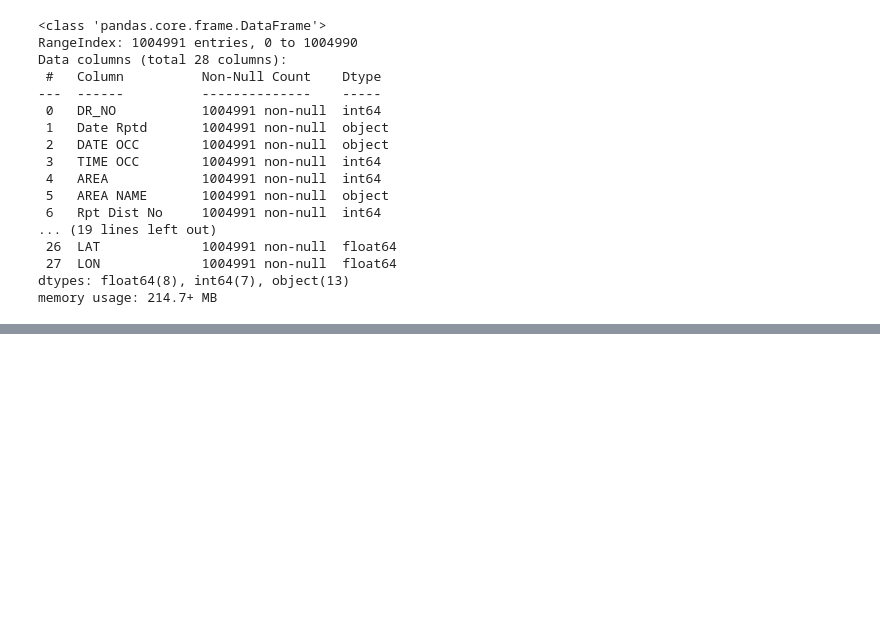
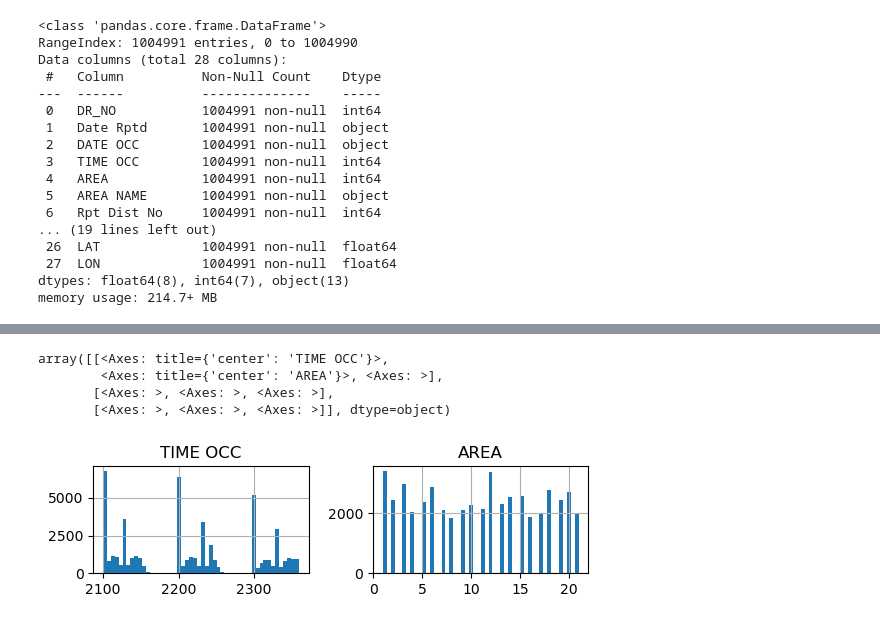
Before and after one commit to DanosAJ4/IA-340-2-Fall25, a Jupyter notebook: lab2.ipynb, the cells around one changed output, grey strips where cells are left out. Saved outputs shown, nothing was run; the diff lists cells and outputs as text; code cells hidden in the pictures; blank space fills up the shorter version.

```diff
--- a/lab2.ipynb
+++ b/lab2.ipynb
@@ -100,3 +89,5 @@ memory usage: 214.7+ MB
+# %%
+df = df.rename(columns={"AREA NAME":"REGION"})
 # %%
 df.isnull().sum() #show the number of rows containing null value
 # %% [output]
@@ -134,0 +111,2 @@ df.dropna()
+# %%
+df = df.drop(columns={"Crm Cd 2","Crm Cd 3","Crm Cd 4","Cross Street"})
@@ -134,0 +162,3 @@ df.dropna()
+# %%
+df = df[(df['TIME OCC']>=2100) & (df['Part 1-2']>=2)]
+df[20:31]
@@ -134,0 +219,3 @@ df.dropna()
+# %%
+df = df[['Date Rptd','DATE OCC','TIME OCC','AREA','REGION','Crm Cd Desc']]
+df.head()
@@ -134,0 +229,8 @@ df.dropna()
+# %%
+df.hist(layout=(3,3), figsize=(10, 5), sharey=False, sharex=False, bins=50) #use multiple charts to show the distribution of all columns
+# %% [output]
+array([[<Axes: title={'center': 'TIME OCC'}>,
+        <Axes: title={'center': 'AREA'}>, <Axes: >],
+       [<Axes: >, <Axes: >, <Axes: >],
+       [<Axes: >, <Axes: >, <Axes: >]], dtype=object)
+[figure, added]
```
Also changed, not shown: parts of 19 cells of this notebook.
